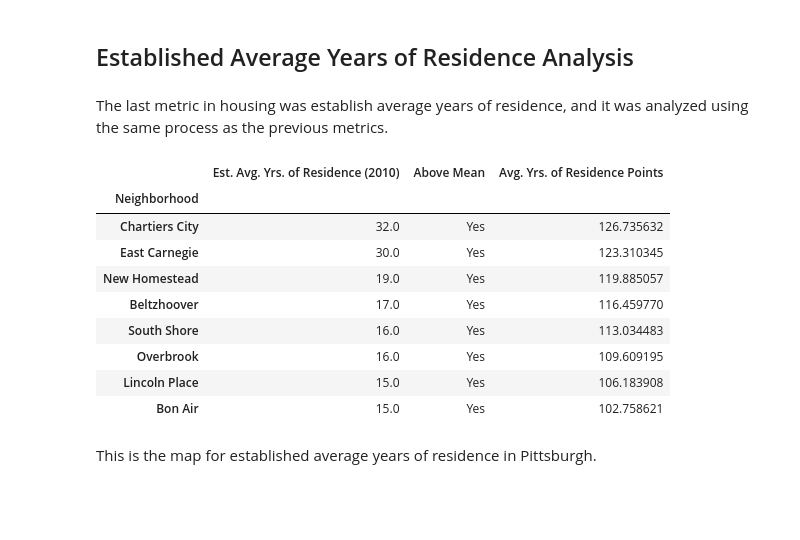
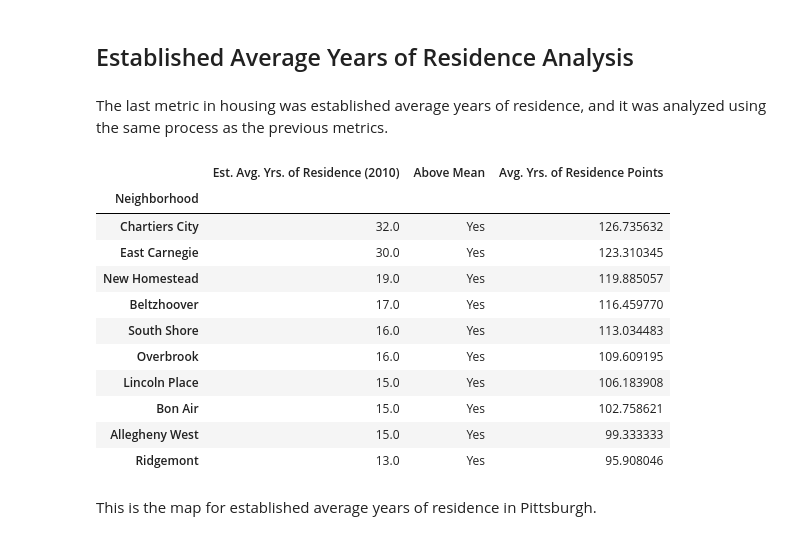
Before and after one commit to Nick0306/Big_Ideas_Final_Project, a Jupyter notebook: Dataset Notebooks/CombinedNotebook.ipynb, the cells around one changed output. Cells and saved outputs as stored; diff of their text form; code cells hidden in the pictures; blank space fills up the shorter version.

```diff
--- a/Dataset Notebooks/CombinedNotebook.ipynb
+++ b/Dataset Notebooks/CombinedNotebook.ipynb
@@ -613,6 +611,6 @@ The same process was repeated for median home value. The values were made numeri
 # %%
-# 4.494252874
-dict = {}
+# Median Home Value
+
 count = 0
 for x in data["Median Home  Value (2010)"]:
     x = str(x).replace('$','')
@@ -625,7 +623,7 @@ mhv_units = data.sort_values(by=["Median Home  Value (2010)"], ascending=False).
 mhv_mean = float(mhv_units.mean())
 
 mhv_df = pd.DataFrame(mhv_units)
-mhv_df["Below Mean"] = np.nan
+mhv_df["Below Mean?"] = np.nan
 
 c = 0
 for x in range(len(mhv_units)):
@@ -636,11 +634,13 @@ for x in range(len(mhv_units)):
     else:
         mhv_df.iloc[x,1] = "No"
 mhv_df = mhv_df.sort_values(by=["Median Home  Value (2010)"], ascending=True)
+
 mhv_df["Median Home  Value Points"] = np.nan
+
 for x in range(len(mhv_df)):
     if(c-x > 0):
         mhv_df.iloc[x,2] = (c-x)*weights.iloc[len(weights)-1, 3]
     else:
         mhv_df.iloc[x,2] = 0
-mhv_df.head(8)
+mhv_df.head(10)
 # %% [output]
@@ -671,10 +673,10 @@ mhv_map.plot(column='Median Home  Value (2010)',
 # %% [markdown]
 ## Established Average Years of Residence Analysis
 # %% [markdown]
-The last metric in housing was establish average years of residence, and it was analyzed using the same process as the previous metrics.
+The last metric in housing was established average years of residence, and it was analyzed using the same process as the previous metrics.
 # %%
-# 3.425287356
-dict = {}
+# Est. Avg. Years of Residence
+
 count = 0
 for x in data["Est. Avg. Yrs. of Residence (2010)"]:
     data.iloc[count, 9] = float(x)
@@ -686,34 +688,38 @@ yres_mean = float(yres_units.mean())
 
 yres_df = pd.DataFrame(yres_units)
 yres_df["Above Mean"] = np.nan
 
 c = 0
 for x in range(len(yres_df)):
     yres_temp = yres_units.iloc[x,0]
     if yres_temp > yres_mean:
         yres_df.iloc[x,1] = "Yes"
         c+=1
     else:
         yres_df.iloc[x,1] = "No"
+
 yres_df["Avg. Yrs. of Residence Points"] = np.nan
+
 for x in range(len(yres_df)):
     if(c-x > 0):
         yres_df.iloc[x,2] = (c-x)*weights.iloc[len(weights)-1, 5]
     else:
         yres_df.iloc[x,2] = 0
 
-yres_df.head(8)
+yres_df.head(10)
 # %% [output]
 |  | Est. Avg. Yrs. of Residence (2010) | Above Mean | Avg. Yrs. of Residence Points |
 | Neighborhood |  |  |  |
 | Chartiers City | 32.0 | Yes | 126.735632 |
 | East Carnegie | 30.0 | Yes | 123.310345 |
 | New Homestead | 19.0 | Yes | 119.885057 |
 | Beltzhoover | 17.0 | Yes | 116.459770 |
 | South Shore | 16.0 | Yes | 113.034483 |
 | Overbrook | 16.0 | Yes | 109.609195 |
 | Lincoln Place | 15.0 | Yes | 106.183908 |
 | Bon Air | 15.0 | Yes | 102.758621 |
+| Allegheny West | 15.0 | Yes | 99.333333 |
+| Ridgemont | 13.0 | Yes | 95.908046 |
 # %% [markdown]
 This is the map for established average years of residence in Pittsburgh.
 # %%
```
Also changed, not shown: parts of 11 cells of this notebook, 1 other file.
